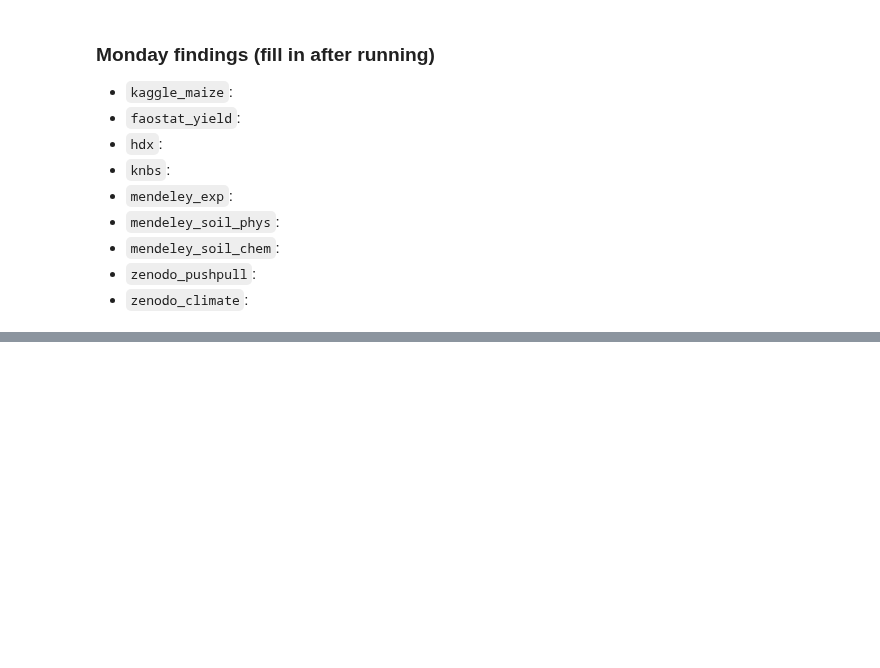
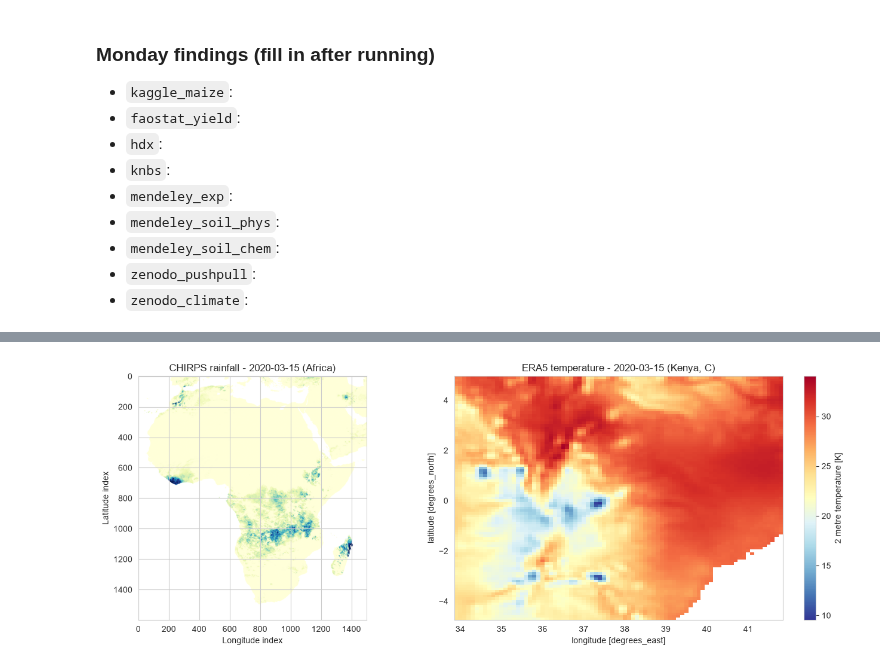
Before and after one commit to alexharonyandega-dev/kenya-climate-data-lab, a Jupyter notebook: notebooks/01_data_exploration.ipynb, the cells around one changed output, grey strips where cells are left out. Cells and saved outputs as stored; diff of their text form; code cells hidden in the pictures; blank space fills up the shorter version.

```diff
--- a/notebooks/01_data_exploration.ipynb
+++ b/notebooks/01_data_exploration.ipynb
@@ -142,0 +159,12 @@ Ndryspls13days    0.00
+# %%
+# ERA5 t2m is in Kelvin. Celsius = K - 273.15
+t2m_c = era5['t2m'] - 273.15
+
+print('Temperature range (C):')
+print(f'  Min:  {float(t2m_c.min()):.2f}')
+print(f'  Max:  {float(t2m_c.max()):.2f}')
+print(f'  Mean: {float(t2m_c.mean()):.2f}')
+print()
+print('Sample values at Nairobi centroid (~36.82E, -1.29S):')
+nairobi = t2m_c.sel(latitude=-1.29, longitude=36.82, method='nearest')
+print(nairobi.isel(valid_time=slice(0, 5)).values)
@@ -142,0 +454,23 @@ Ndryspls13days    0.00
+# %%
+# Sample maps: CHIRPS Africa tile + ERA5 Kenya
+fig, axes = plt.subplots(1, 2, figsize=(14, 5))
+
+# CHIRPS
+chirps_path = RAW / 'chirps_daily' / '2020' / 'chirps-v2.0.2020.03.15.tif.gz'
+if chirps_path.exists():
+    arr, meta = load_chirps(chirps_path)
+    axes[0].imshow(arr, cmap='YlGnBu', vmin=0, vmax=50)
+    axes[0].set_title('CHIRPS rainfall - 2020-03-15 (Africa)')
+    axes[0].set_xlabel('Longitude index')
+    axes[0].set_ylabel('Latitude index')
+
+# ERA5
+t2m_2020 = t2m_c.sel(valid_time='2020-03-15', method='nearest')
+t2m_2020.plot(ax=axes[1], cmap='RdYlBu_r')
+axes[1].set_title('ERA5 temperature - 2020-03-15 (Kenya, C)')
+
+plt.tight_layout()
+plt.savefig(FIG_DIR / 'fig_sample_climate.png', bbox_inches='tight')
+plt.show()
+# %% [output]
+[figure, added]
```
Also changed, not shown: parts of 22 cells of this notebook, 8 other files.
